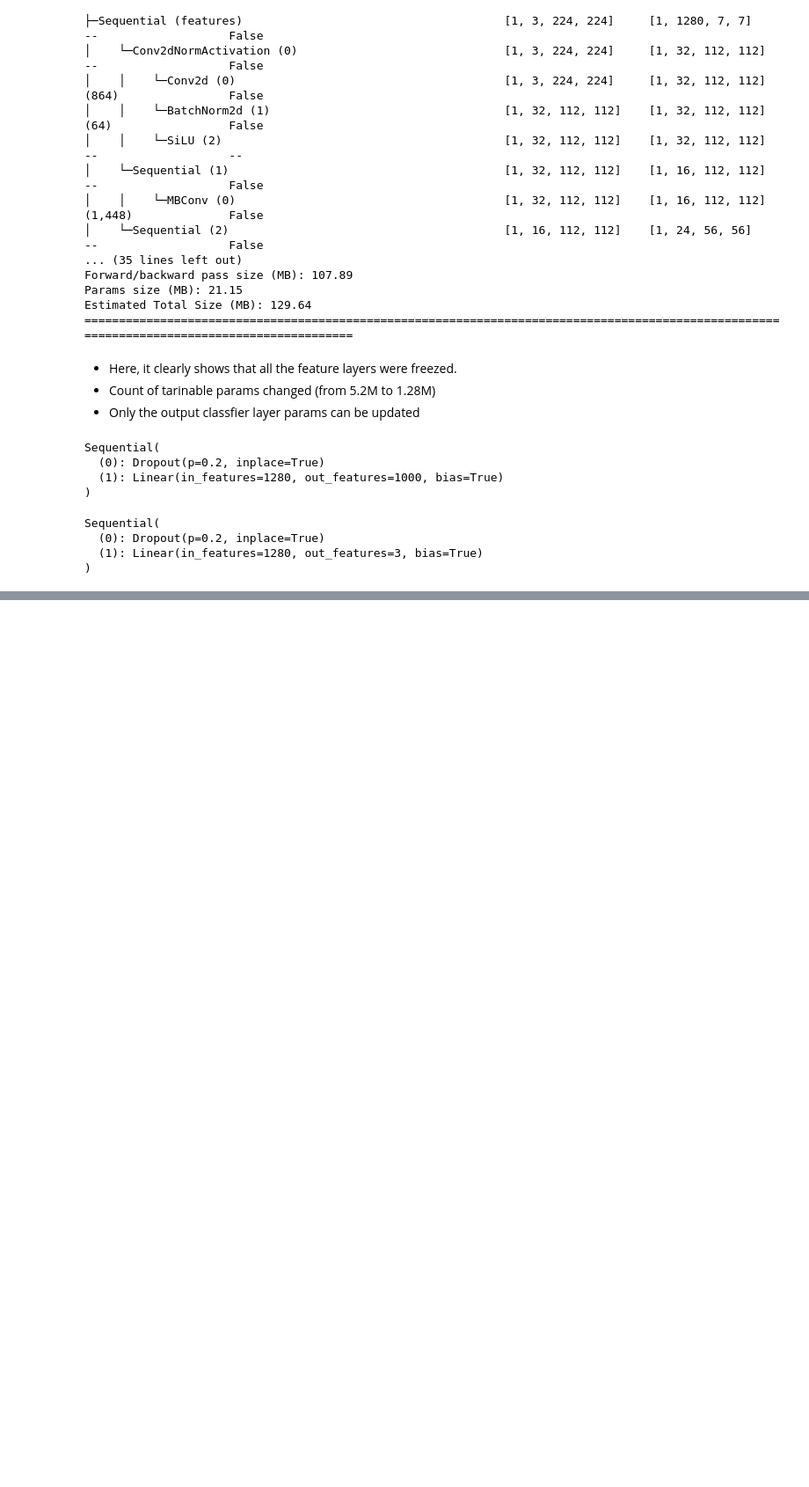
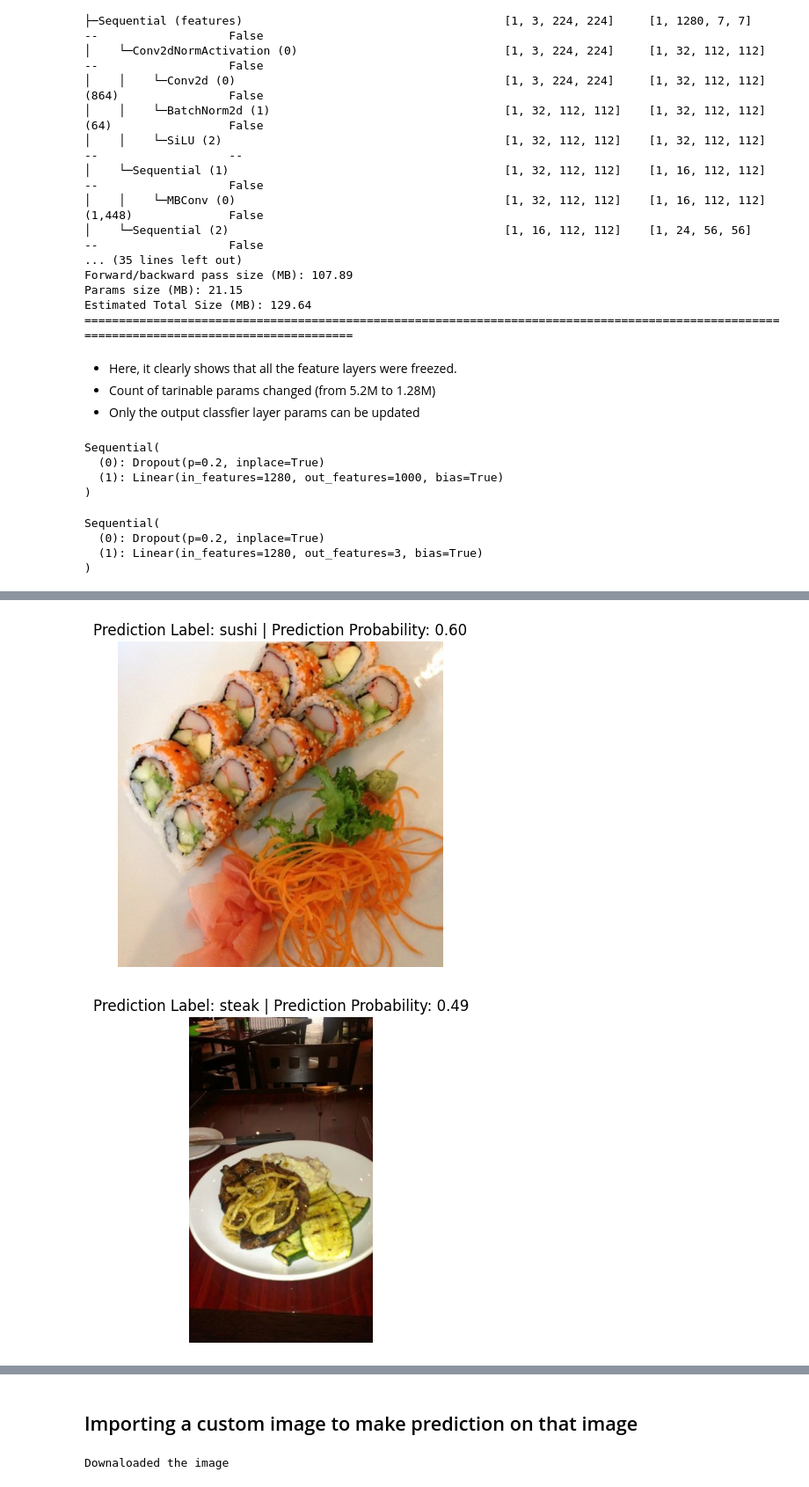
Before and after one commit to Naga-SDonepudi/PyTorch_HandsOn, a Jupyter notebook: 7_transfer_learning.ipynb, the cells around one changed output, grey strips where cells are left out. Shown at 88% size. Drawn from its saved outputs; the diff is of its cells as text; code cells hidden in the pictures; blank space fills up the shorter version.

```diff
--- a/7_transfer_learning.ipynb
+++ b/7_transfer_learning.ipynb
@@ -254,0 +316,7 @@ Sequential(
+# %%
+### 5. Helper function from github
+with open("helper_functions.py", "wb") as f:
+  import requests
+  request = requests.get("https://raw.githubusercontent.com/Naga-SDonepudi/PyTorch_HandsOn/refs/heads/main/DataSets%20%26%20Images/helper_functions.py")
+  f.write(request.content)
+from helper_functions import plot_loss_curves
@@ -254,0 +378,18 @@ Sequential(
+# %%
+# Randomly selecting a list of image paths
+import random
+images_to_plot = 3
+
+test_images_path_list = list(Path(test_dir).glob("*/*.jpg"))
+test_image_samples = random.sample(population=test_images_path_list,
+                                   k=images_to_plot)
+
+# Time for predictions on these randomly selected images
+for img_path in test_image_samples:
+  pred_plot_img(model=model,
+                image_path=img_path,
+                class_names=class_names,
+                image_size=(224,224))
+# %% [output]
+[figure, added]
+[figure, added]
@@ -254,0 +397,12 @@ Sequential(
+# %% [markdown]
+## Importing a custom image to make prediction on that image
+# %%
+import requests
+
+custom_img_path = data_path / "pizz.jpg.jpg"
+with open(custom_img_path, "wb") as f:
+  request = requests.get("https://raw.githubusercontent.com/Naga-SDonepudi/PyTorch_HandsOn/refs/heads/main/DataSets%20%26%20Images/pizz.jpg.jpg")
+  f.write(request.content)
+  print(f"Downaloaded the image")
+# %% [output]
+Downaloaded the image
```
Also changed, not shown: parts of 13 cells of this notebook.
